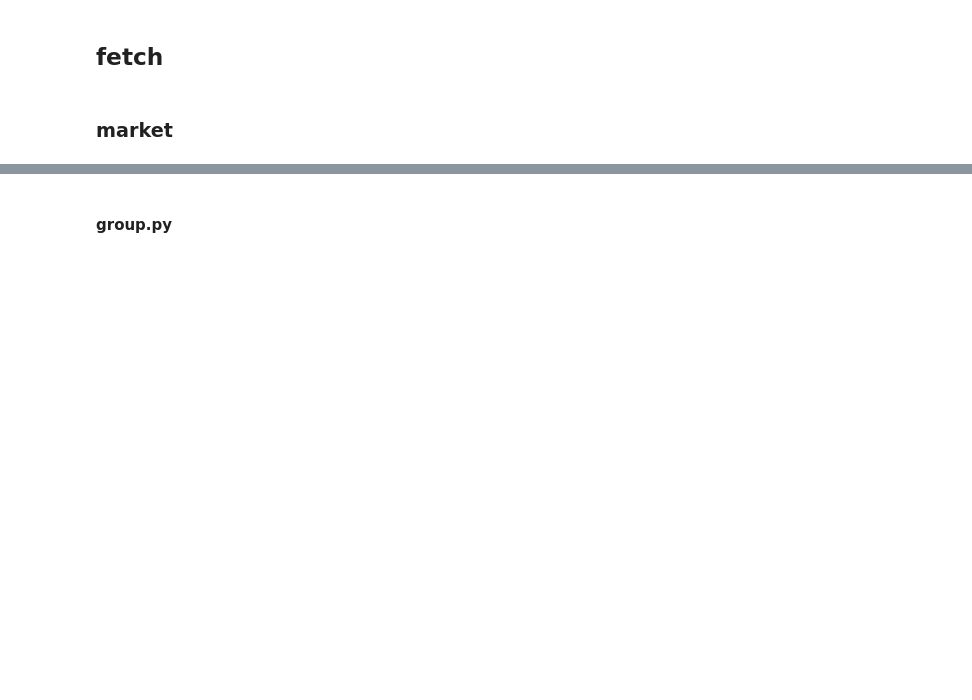
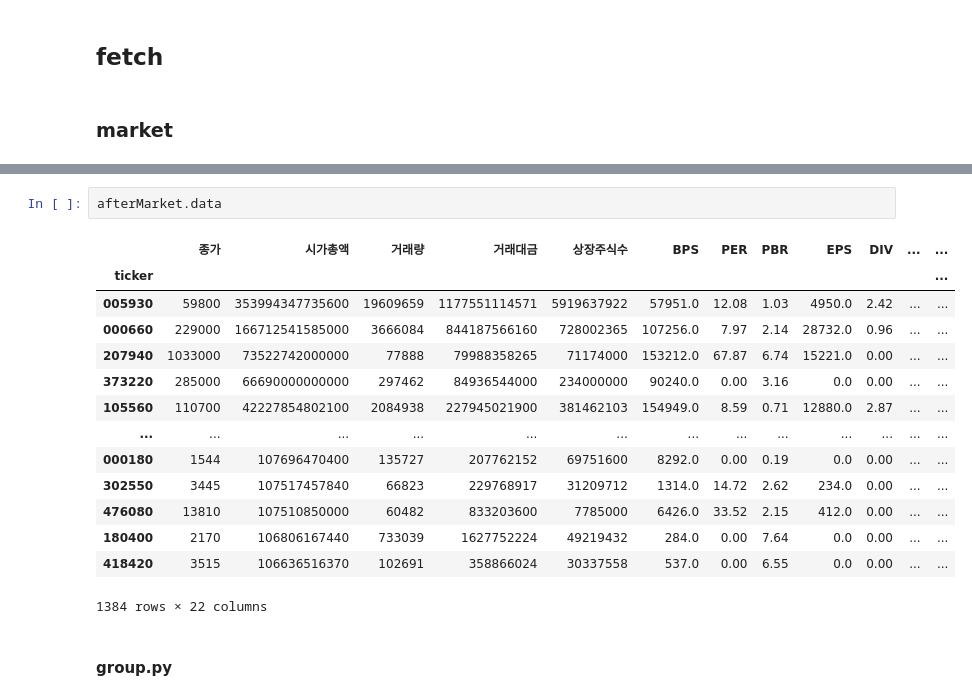
Before and after one commit to labwons/pages, a Jupyter notebook: src/dev.ipynb, the cells around one changed output, grey strips where cells are left out. Saved outputs shown, nothing was run; the diff lists cells and outputs as text; blank space fills up the shorter version.

```diff
--- a/src/dev.ipynb
+++ b/src/dev.ipynb
@@ -174,3 +561,20 @@ web = _web()
+# %%
+afterMarket.data
+# %% [output]
+|  | 종가 | 시가총액 | 거래량 | 거래대금 | 상장주식수 | BPS | PER | PBR | EPS | DIV | ... | ... |
+| ticker |  |  |  |  |  |  |  |  |  |  |  | ... |
+| 005930 | 59800 | 353994347735600 | 19609659 | 1177551114571 | 5919637922 | 57951.0 | 12.08 | 1.03 | 4950.0 | 2.42 | ... | ... |
+| 000660 | 229000 | 166712541585000 | 3666084 | 844187566160 | 728002365 | 107256.0 | 7.97 | 2.14 | 28732.0 | 0.96 | ... | ... |
+| 207940 | 1033000 | 73522742000000 | 77888 | 79988358265 | 71174000 | 153212.0 | 67.87 | 6.74 | 15221.0 | 0.00 | ... | ... |
+| 373220 | 285000 | 66690000000000 | 297462 | 84936544000 | 234000000 | 90240.0 | 0.00 | 3.16 | 0.0 | 0.00 | ... | ... |
+| 105560 | 110700 | 42227854802100 | 2084938 | 227945021900 | 381462103 | 154949.0 | 8.59 | 0.71 | 12880.0 | 2.87 | ... | ... |
+| ... | ... | ... | ... | ... | ... | ... | ... | ... | ... | ... | ... | ... |
+| 000180 | 1544 | 107696470400 | 135727 | 207762152 | 69751600 | 8292.0 | 0.00 | 0.19 | 0.0 | 0.00 | ... | ... |
+| 302550 | 3445 | 107517457840 | 66823 | 229768917 | 31209712 | 1314.0 | 14.72 | 2.62 | 234.0 | 0.00 | ... | ... |
+| 476080 | 13810 | 107510850000 | 60482 | 833203600 | 7785000 | 6426.0 | 33.52 | 2.15 | 412.0 | 0.00 | ... | ... |
+| 180400 | 2170 | 106806167440 | 733039 | 1627752224 | 49219432 | 284.0 | 0.00 | 7.64 | 0.0 | 0.00 | ... | ... |
+| 418420 | 3515 | 106636516370 | 102691 | 358866024 | 30337558 | 537.0 | 0.00 | 6.55 | 0.0 | 0.00 | ... | ... |
+1384 rows × 22 columns
 # %% [markdown]
 #### group.py
 # %%
```
Also changed, not shown: parts of 12 cells of this notebook.
